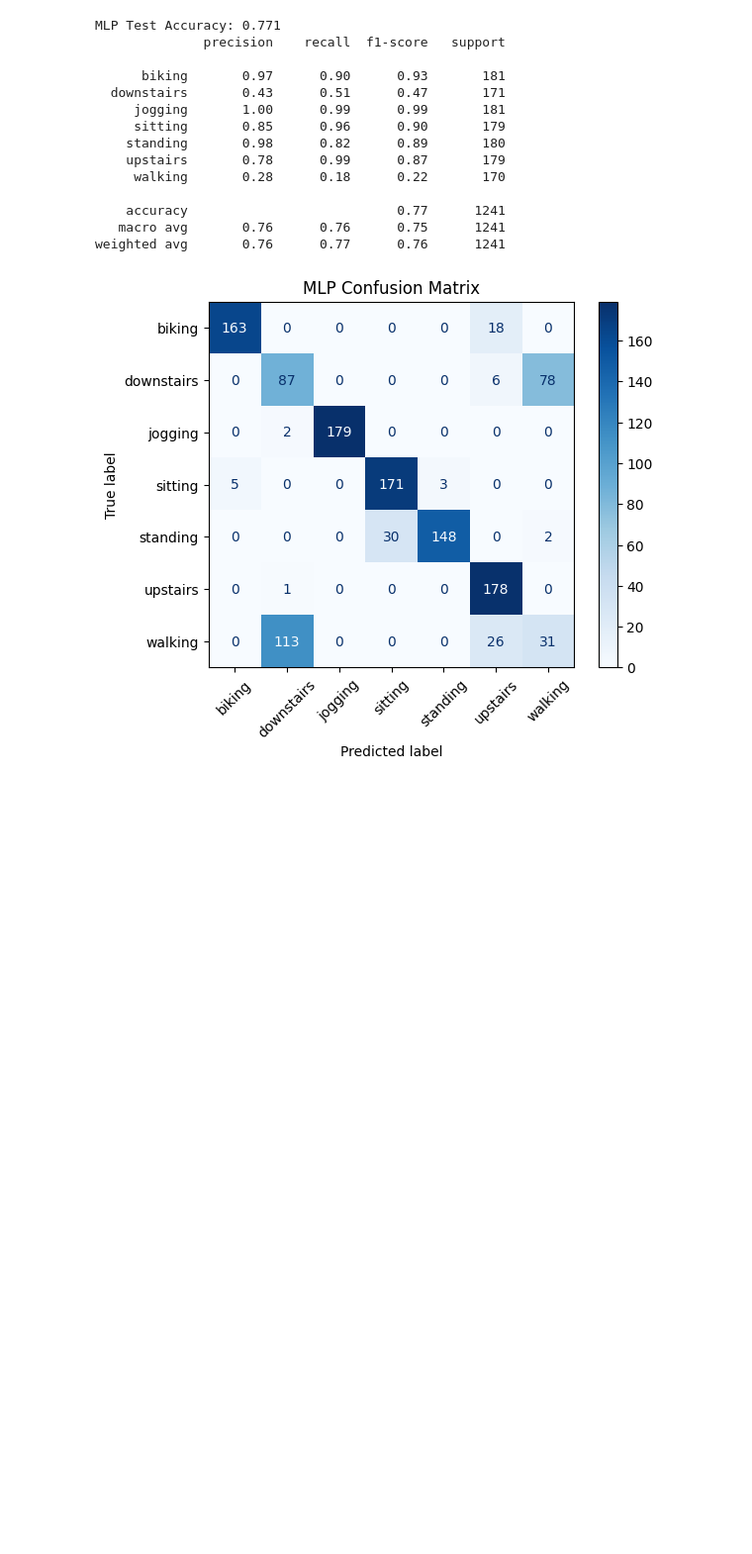
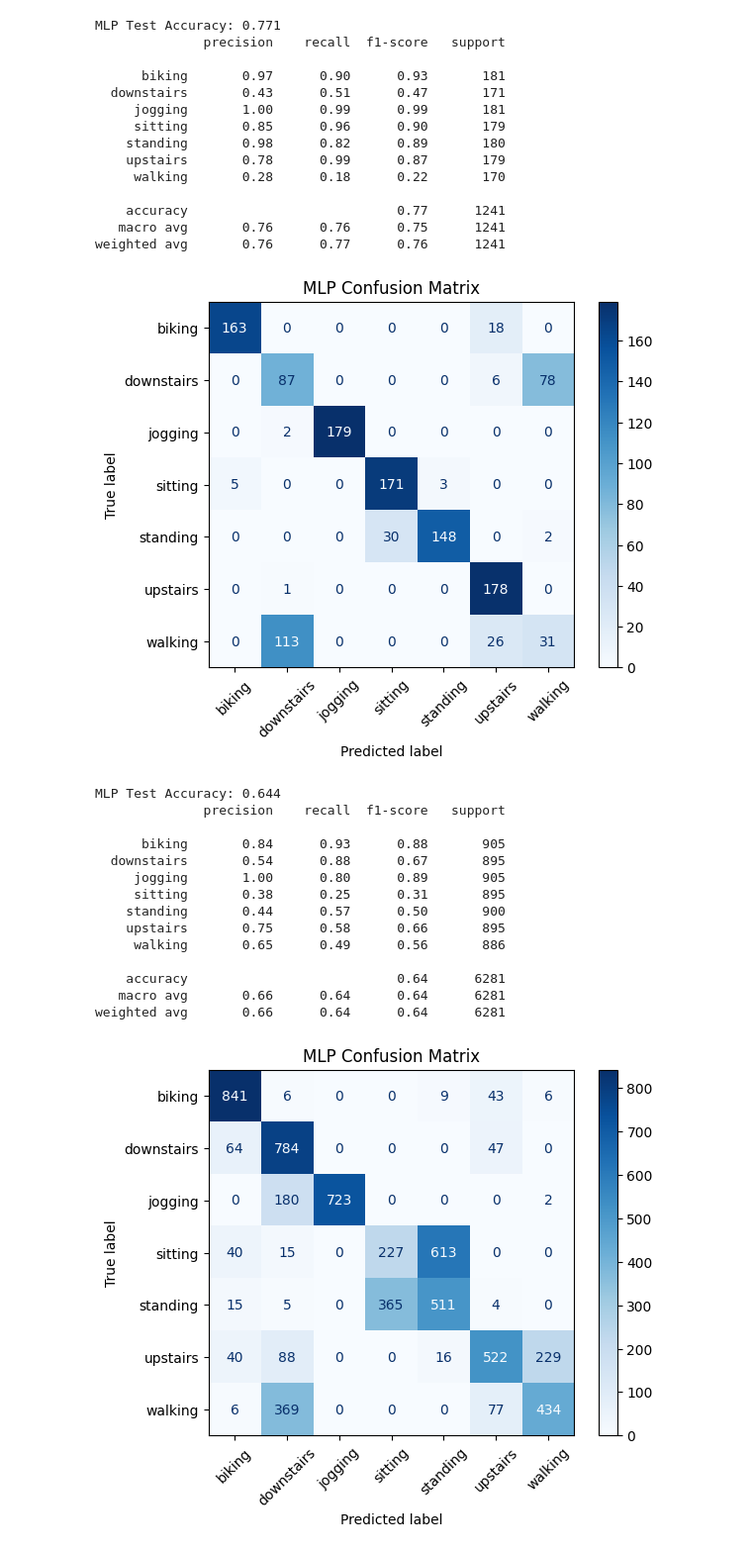
Before and after one commit to GaroGarabetian/Machine-Learning-Projects, a Jupyter notebook: Human Activity Recognition using machine learning and accelerometer/3.modeling_LOSO.ipynb, the cells around one changed output. Shown: that part at 99% size. Saved outputs shown, nothing was run; the diff lists cells and outputs as text; code cells hidden in the pictures; blank space fills up the shorter version.

```diff
--- a/Human Activity Recognition using machine learning and accelerometer/3.modeling_LOSO.ipynb
+++ b/Human Activity Recognition using machine learning and accelerometer/3.modeling_LOSO.ipynb
@@ -206,7 +236,7 @@ from sklearn.model_selection import GridSearchCV
 
 # Define parameter grid for Random Forest
 param_grid = {
-    'n_estimators': [150],
+    'n_estimators': [150, 250],
     'max_depth': [None, 10, 20, 30],
     'min_samples_split': [5, 10],
     #'min_samples_leaf': [1, 2],
@@ -249,6 +279,7 @@ for pid in participants:
 # Optionally, aggregate results
 mean_acc = np.mean([r['accuracy'] for r in results])
 print(f"\nMean LOSO Accuracy: {mean_acc:.3f}")
+print(classification_report(y_test, y_pred))
 # %% [output]
 Participant 1 - Accuracy: 0.692 - Best Params: {'criterion': 'entropy', 'max_depth': 10, 'max_features': 'log2', 'min_samples_split': 5, 'n_estimators': 150}
 Participant 2 - Accuracy: 0.874 - Best Params: {'criterion': 'entropy', 'max_depth': 10, 'max_features': 'sqrt', 'min_samples_split': 10, 'n_estimators': 150}
@@ -404,5 +441,13 @@ Top 3:
 # %%
 from sklearn.neural_network import MLPClassifier
+for pid in participants:
+    train_df = features_df[features_df['participant'] != pid]
+    test_df = features_df[features_df['participant'] == pid]
+
+    X_train = train_df.drop(['majority_activity', 'participant'], axis=1)
+    y_train = train_df['majority_activity']
+    X_test = test_df.drop(['majority_activity', 'participant'], axis=1)
+    y_test = test_df['majority_activity']
 
 # Define and train MLP with 2 hidden layer and momentum
 mlp = MLPClassifier(hidden_layer_sizes=(20,10), solver='sgd',
@@ -437,7 +482,7 @@ param_grid = {
     'hidden_layer_sizes': [
         #(10,),         # 1 layer, 10 neurons
         #(20,),         # 1 layer, 20 neurons
-        (10, 10),      # 2 layers, 10 neurons each
+        (20, 20),      # 2 layers, 20 neurons each
         (20, 10),      # 2 layers, 20 and 10 neurons
         (30,30),      # 2 layers, 30 neurons each
         (20, 20, 10),  # 3 layers # occam's razor!
@@ -445,7 +490,7 @@ param_grid = {
     'activation': [ 'tanh'], # Activation function tested on relu and tanh (tanh is better)
     #'solver': ['adam','sgd'],  # 'adam' is often better for MLPs
     'solver': ['sgd'],
-    'max_iter': [500],
+    'max_iter': [500,1000,10000],
     'momentum': [0.95],  # Momentum for SGD
     'alpha': [0.0001, 0.001],  # Regularization term
 }
@@ -505,3 +550,49 @@ MLP Test Accuracy: 0.771
    macro avg       0.76      0.76      0.75      1241
 weighted avg       0.76      0.77      0.76      1241
 [figure]
+# %%
+#{'activation': 'tanh', 'alpha': 0.001, 'hidden_layer_sizes': (20, 10), 'max_iter': 500, 'momentum': 0.95, 'solver': 'sgd'}
+
+
+from sklearn.neural_network import MLPClassifier
+from sklearn.model_selection import GridSearchCV
+from sklearn.metrics import accuracy_score, classification_report, confusion_matrix, ConfusionMatrixDisplay
+import matplotlib.pyplot as plt
+import numpy as np
+
+# Train MLP Classifier 2 hidden layers with best parameters (adam solver: adapts the learning rate for each parameter otherwise sgd with momentum)
+mlp = MLPClassifier(hidden_layer_sizes=(20, 20), solver='sgd', activation='tanh',
+                    alpha=0.001,  # Regularization term
+                    momentum=0.95, max_iter=500, random_state=42)
+mlp.fit(X_train, y_train)
+
+# Predict and evaluate
+y_pred = mlp.predict(X_test)
+mlp_acc = accuracy_score(y_test, y_pred)
+print(f"MLP Test Accuracy: {mlp_acc:.3f}")
+print(classification_report(y_test, y_pred))
+
+# Confusion matrix
+class_names = np.unique(y_test)
+cm = confusion_matrix(y_test, y_pred, labels=class_names)
+disp = ConfusionMatrixDisplay(confusion_matrix=cm, display_labels=class_names)
+disp.plot(cmap=plt.cm.Blues)
+plt.title("MLP Confusion Matrix")
+plt.xticks(rotation=45)
+plt.show()
+# %% [output]
+MLP Test Accuracy: 0.644
+              precision    recall  f1-score   support
+
+      biking       0.84      0.93      0.88       905
+  downstairs       0.54      0.88      0.67       895
+     jogging       1.00      0.80      0.89       905
+     sitting       0.38      0.25      0.31       895
+    standing       0.44      0.57      0.50       900
+    upstairs       0.75      0.58      0.66       895
+     walking       0.65      0.49      0.56       886
+
+    accuracy                           0.64      6281
+   macro avg       0.66      0.64      0.64      6281
+weighted avg       0.66      0.64      0.64      6281
+[figure, added]
```
Also changed, not shown: parts of 12 cells of this notebook, 7 other files.
